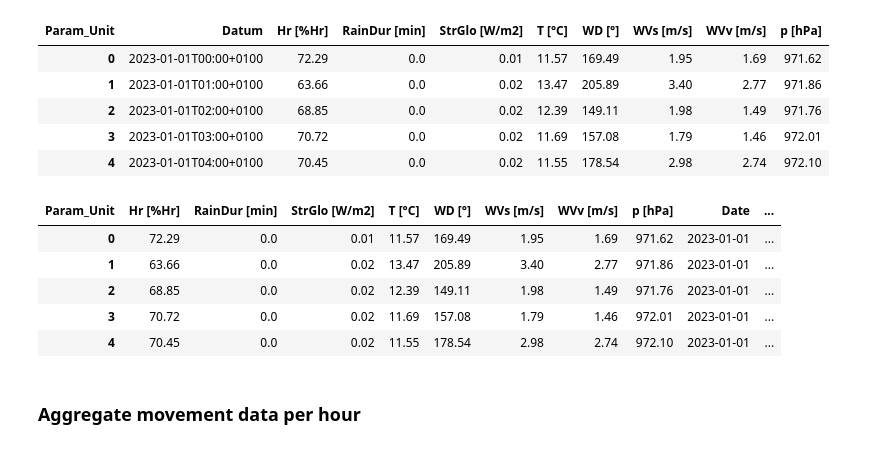
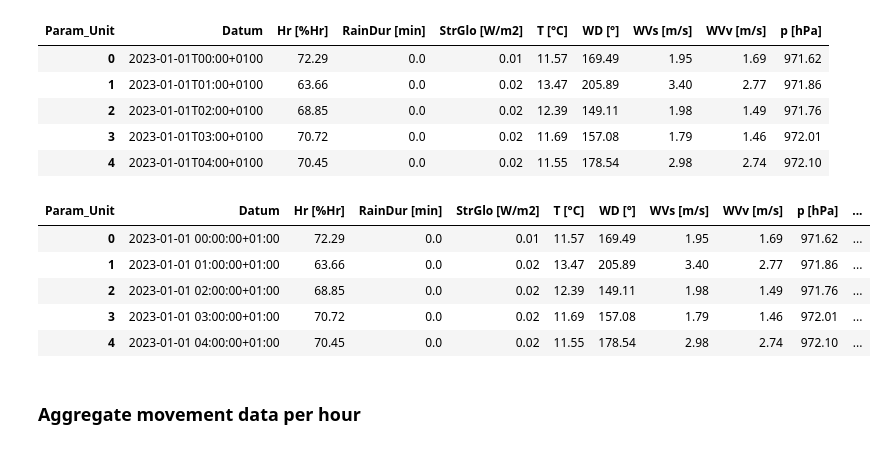
Before and after one commit to Phipsi/esc403, a Jupyter notebook: src/data_preparation.ipynb, the cells around one changed output. Cells and saved outputs as stored; diff of their text form; code cells hidden in the pictures.

```diff
--- a/src/data_preparation.ipynb
+++ b/src/data_preparation.ipynb
@@ -108,24 +119,23 @@ wide_weather2023.head()
 # %%
 # Format Datum
 wide_weather2023['Datum'] = pd.to_datetime(wide_weather2023['Datum'])
 # Remove minutes information
 wide_weather2023['Datum'] = wide_weather2023['Datum'].dt.floor('1h')
 # Format the timestamps and put time and date it into extra columns
+wide_weather2023['Year'] = wide_weather2023['Datum'].dt.year
 wide_weather2023['Date'] = wide_weather2023['Datum'].dt.strftime('%Y-%m-%d')
 wide_weather2023['Time'] = wide_weather2023['Datum'].dt.strftime('%H:%M')
 wide_weather2023['Datetime'] = wide_weather2023['Datum'].dt.strftime('%Y-%m-%d %H:%M')
-# Remove columns
-wide_weather2023.pop('Datum')
 
 # Overview
 wide_weather2023.head()
 # %% [output]
-| Param_Unit | Hr [%Hr] | RainDur [min] | StrGlo [W/m2] | T [°C] | WD [°] | WVs [m/s] | WVv [m/s] | p [hPa] | Date | ... |
-| 0 | 72.29 | 0.0 | 0.01 | 11.57 | 169.49 | 1.95 | 1.69 | 971.62 | 2023-01-01 | ... |
-| 1 | 63.66 | 0.0 | 0.02 | 13.47 | 205.89 | 3.40 | 2.77 | 971.86 | 2023-01-01 | ... |
-| 2 | 68.85 | 0.0 | 0.02 | 12.39 | 149.11 | 1.98 | 1.49 | 971.76 | 2023-01-01 | ... |
-| 3 | 70.72 | 0.0 | 0.02 | 11.69 | 157.08 | 1.79 | 1.46 | 972.01 | 2023-01-01 | ... |
-| 4 | 70.45 | 0.0 | 0.02 | 11.55 | 178.54 | 2.98 | 2.74 | 972.10 | 2023-01-01 | ... |
+| Param_Unit | Datum | Hr [%Hr] | RainDur [min] | StrGlo [W/m2] | T [°C] | WD [°] | WVs [m/s] | WVv [m/s] | p [hPa] | ... |
+| 0 | 2023-01-01 00:00:00+01:00 | 72.29 | 0.0 | 0.01 | 11.57 | 169.49 | 1.95 | 1.69 | 971.62 | ... |
+| 1 | 2023-01-01 01:00:00+01:00 | 63.66 | 0.0 | 0.02 | 13.47 | 205.89 | 3.40 | 2.77 | 971.86 | ... |
+| 2 | 2023-01-01 02:00:00+01:00 | 68.85 | 0.0 | 0.02 | 12.39 | 149.11 | 1.98 | 1.49 | 971.76 | ... |
+| 3 | 2023-01-01 03:00:00+01:00 | 70.72 | 0.0 | 0.02 | 11.69 | 157.08 | 1.79 | 1.46 | 972.01 | ... |
+| 4 | 2023-01-01 04:00:00+01:00 | 70.45 | 0.0 | 0.02 | 11.55 | 178.54 | 2.98 | 2.74 | 972.10 | ... |
 # %% [markdown]
 ### Aggregate movement data per hour
 # %%
```
Also changed, not shown: parts of 16 cells of this notebook, 1 other file.
